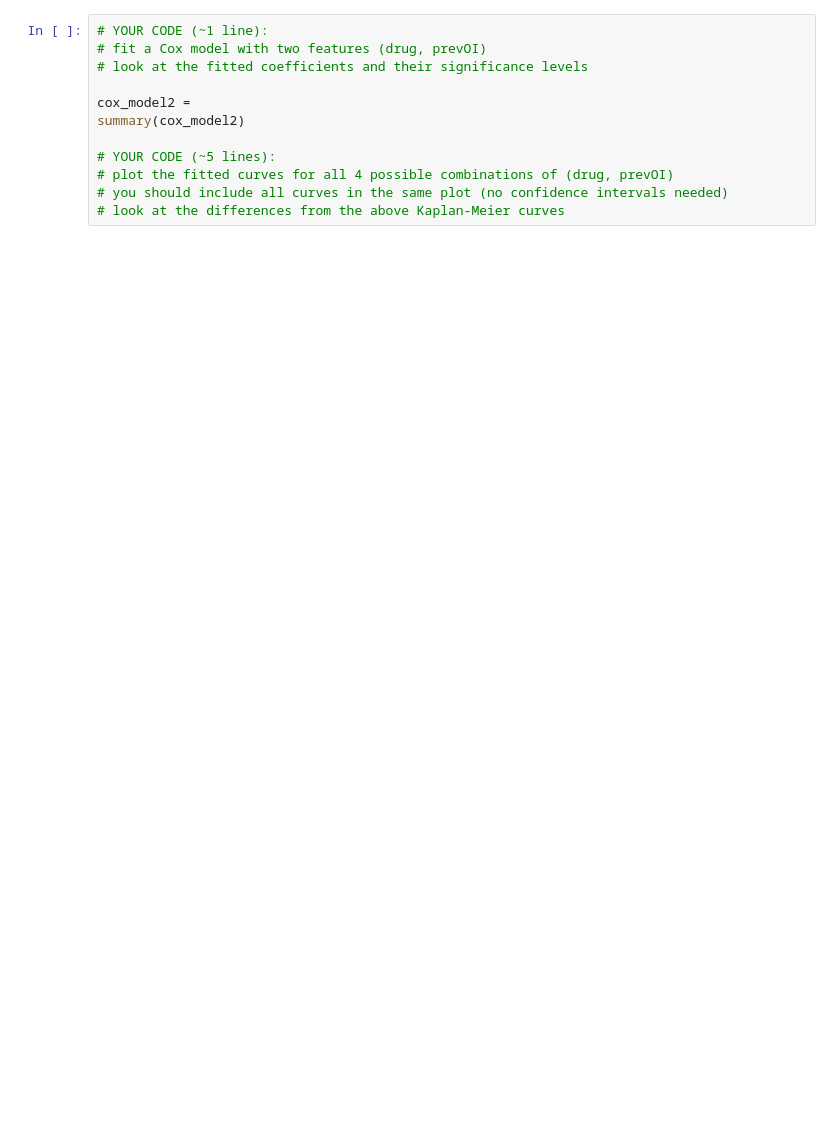
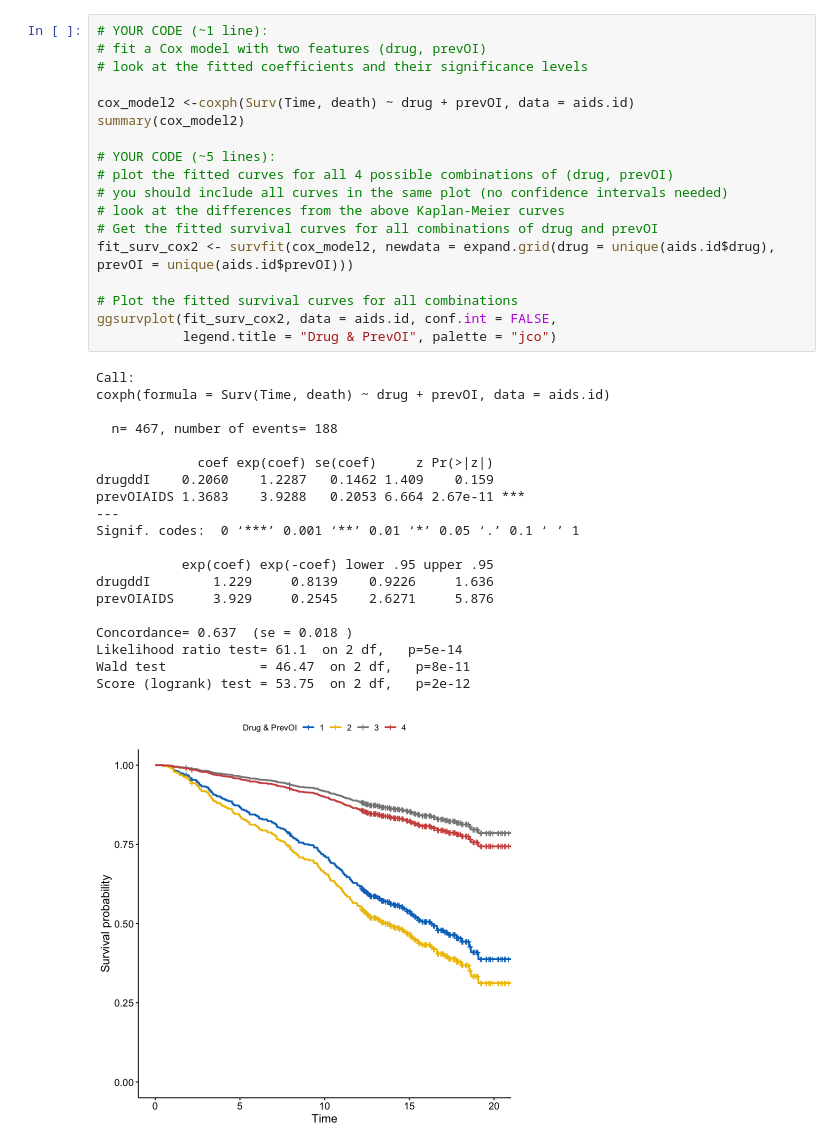
Before and after one commit to devt287/applied_stat, a Jupyter notebook: HW4_P3.ipynb, the cells around one changed output. Cells and saved outputs as stored; diff of their text form; blank space fills up the shorter version.

```diff
--- a/HW4_P3.ipynb
+++ b/HW4_P3.ipynb
@@ -41,15 +126,42 @@ summary(cox_model)
 # %%
 # YOUR CODE (~1 line):
 # fit a Cox model with two features (drug, prevOI)
 # look at the fitted coefficients and their significance levels
 
-cox_model2 =
+cox_model2 <-coxph(Surv(Time, death) ~ drug + prevOI, data = aids.id)
 summary(cox_model2)
 
 # YOUR CODE (~5 lines):
 # plot the fitted curves for all 4 possible combinations of (drug, prevOI)
 # you should include all curves in the same plot (no confidence intervals needed)
 # look at the differences from the above Kaplan-Meier curves
+# Get the fitted survival curves for all combinations of drug and prevOI
+fit_surv_cox2 <- survfit(cox_model2, newdata = expand.grid(drug = unique(aids.id$drug), prevOI = unique(aids.id$prevOI)))
+
+# Plot the fitted survival curves for all combinations
+ggsurvplot(fit_surv_cox2, data = aids.id, conf.int = FALSE,
+           legend.title = "Drug & PrevOI", palette = "jco")
+# %% [output]
+Call:
+coxph(formula = Surv(Time, death) ~ drug + prevOI, data = aids.id)
+
+  n= 467, number of events= 188
+
+             coef exp(coef) se(coef)     z Pr(>|z|)
+drugddI    0.2060    1.2287   0.1462 1.409    0.159
+prevOIAIDS 1.3683    3.9288   0.2053 6.664 2.67e-11 ***
+---
+Signif. codes:  0 ‘***’ 0.001 ‘**’ 0.01 ‘*’ 0.05 ‘.’ 0.1 ‘ ’ 1
+
+           exp(coef) exp(-coef) lower .95 upper .95
+drugddI        1.229     0.8139    0.9226     1.636
+prevOIAIDS     3.929     0.2545    2.6271     5.876
+
+Concordance= 0.637  (se = 0.018 )
+Likelihood ratio test= 61.1  on 2 df,   p=5e-14
+Wald test            = 46.47  on 2 df,   p=8e-11
+Score (logrank) test = 53.75  on 2 df,   p=2e-12
+[figure, added]
 # %%
 # YOUR CODE (~1 line):
 # fit another Cox model with features (drug, prevOI), as well as the interaction drug * prevOI
```
Also changed, not shown: parts of 5 cells of this notebook.
